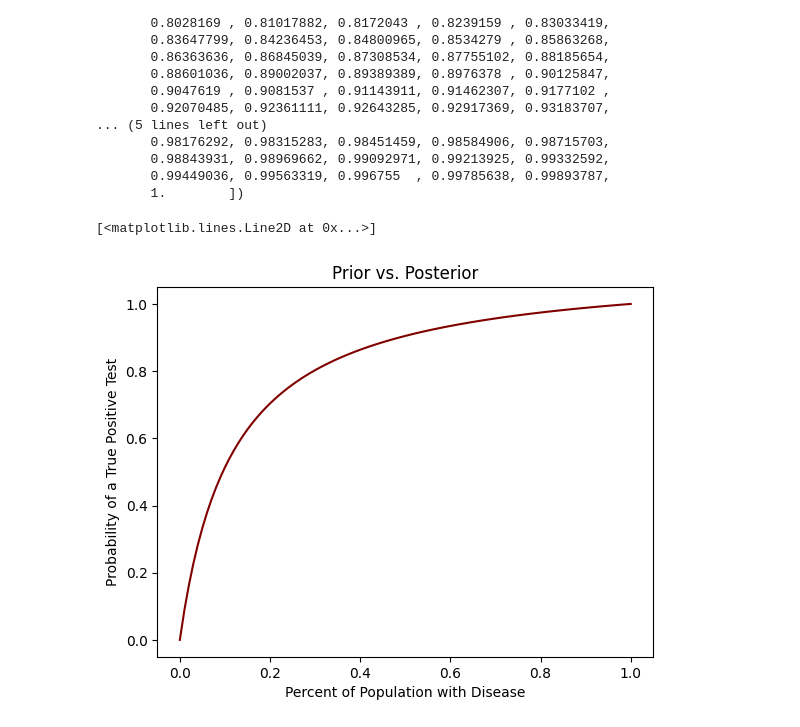
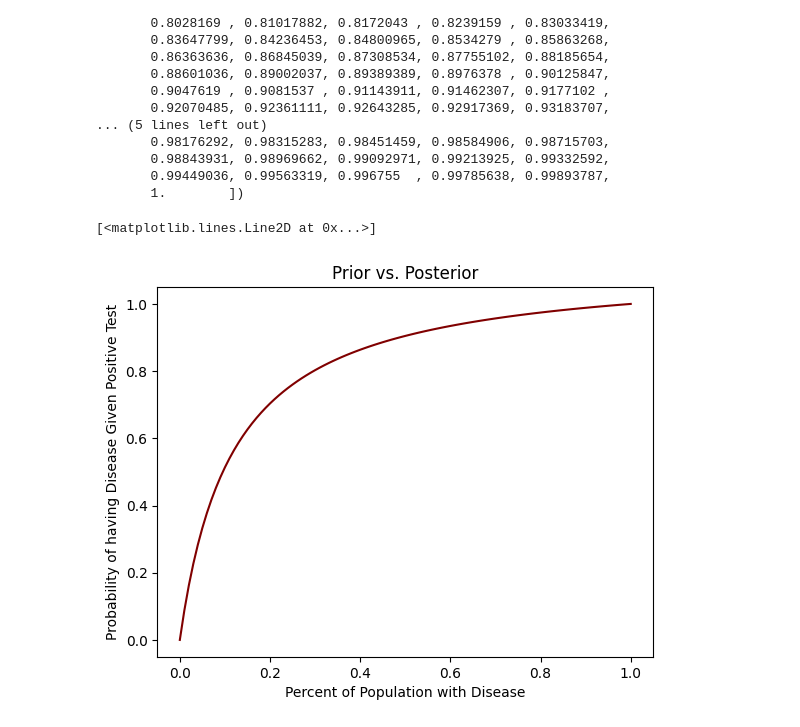
Before and after one commit to maryellenmarino/Cognitive_ModelingS24, a Jupyter notebook: Priors_Sensitivity_Specificity.ipynb, the cells around one changed output. Saved outputs shown, nothing was run; the diff lists cells and outputs as text; code cells hidden in the pictures.

```diff
--- a/Priors_Sensitivity_Specificity.ipynb
+++ b/Priors_Sensitivity_Specificity.ipynb
@@ -42,8 +38,8 @@ array([0.        , 0.0875576 , 0.16239316, 0.22709163, 0.28358209,
 # %%
 plt.title("Prior vs. Posterior")
 plt.xlabel("Percent of Population with Disease")
-plt.ylabel("Probability of a True Positive Test")
+plt.ylabel("Probability of having Disease Given Positive Test")
 plt.plot(priors, posteriorValues, color ="maroon")
 # %% [output]
 [<matplotlib.lines.Line2D at 0x...>]
-[figure, old version]
+[figure, new version]
```
Also changed, not shown: parts of 6 cells of this notebook.
